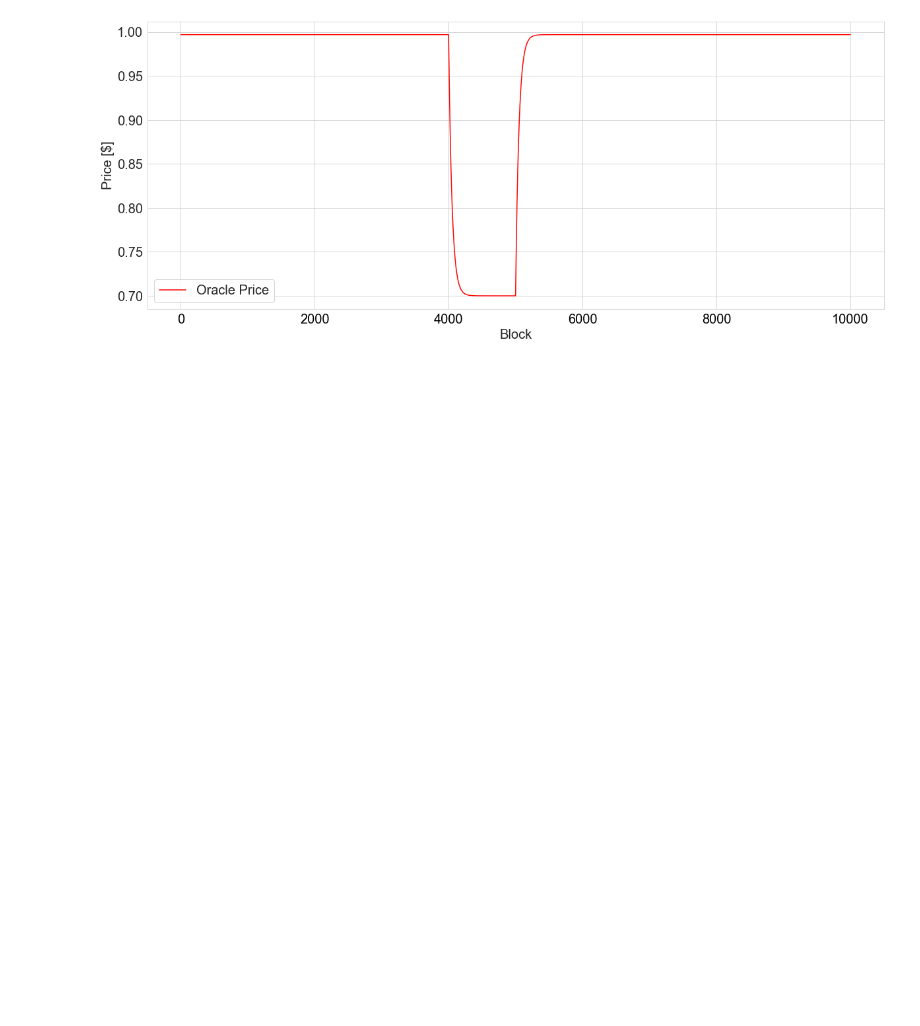
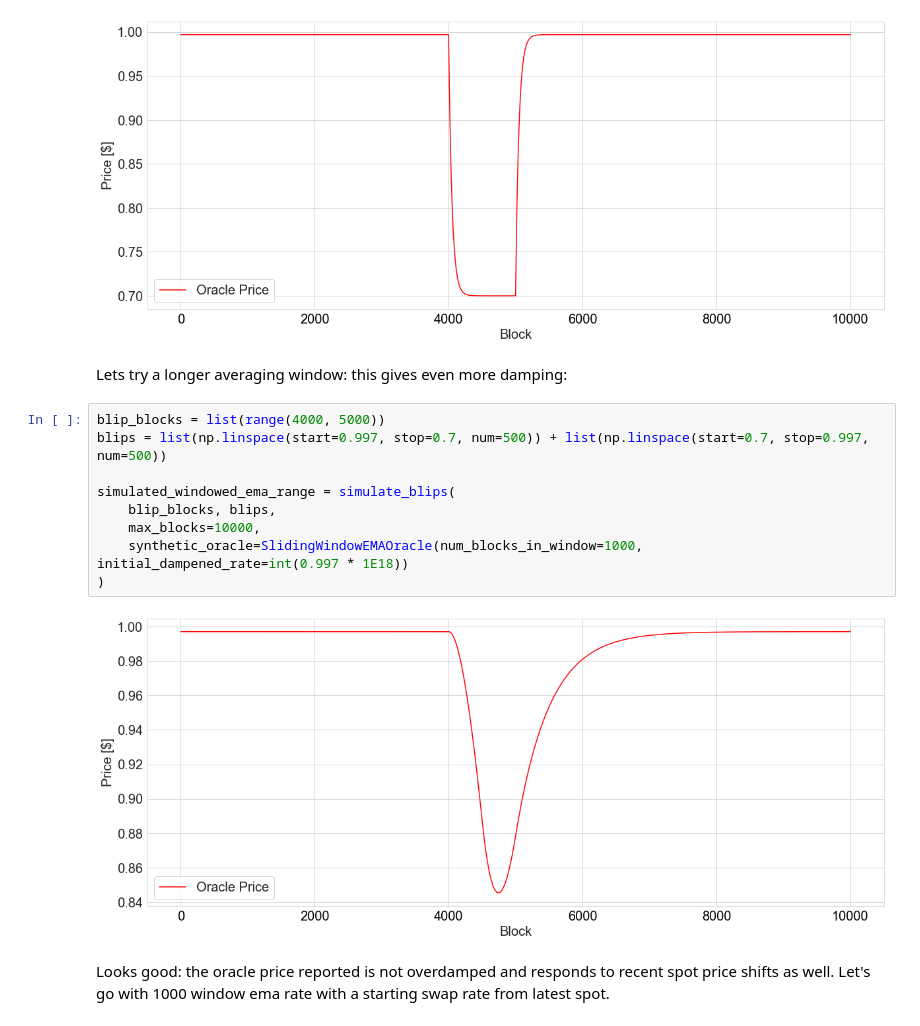
Before and after one commit to bout3fiddy/decentralised_oracle, a Jupyter notebook: scripts/research/ema_sensitivity_analysis.ipynb, the cells around one changed output. Cells and saved outputs as stored; diff of their text form; blank space fills up the shorter version.

Commit message:
feat: windowed ema rate sensitivity analysis

```diff
--- a/scripts/research/ema_sensitivity_analysis.ipynb
+++ b/scripts/research/ema_sensitivity_analysis.ipynb
@@ -243,3 +243,18 @@ simulated_windowed_ema_range_static = simulate_blips(
 )
 # %% [output]
 [figure]
+# %% [markdown]
+Lets try a longer averaging window: this gives even more damping:
+# %%
+blip_blocks = list(range(4000, 5000))
+blips = list(np.linspace(start=0.997, stop=0.7, num=500)) + list(np.linspace(start=0.7, stop=0.997, num=500))
+
+simulated_windowed_ema_range = simulate_blips(
+    blip_blocks, blips,
+    max_blocks=10000,
+    synthetic_oracle=SlidingWindowEMAOracle(num_blocks_in_window=1000, initial_dampened_rate=int(0.997 * 1E18))
+)
+# %% [output]
+[figure, added]
+# %% [markdown]
+Looks good: the oracle price reported is not overdamped and responds to recent spot price shifts as well. Let's go with 1000 window ema rate with a starting swap rate from latest spot.
```
